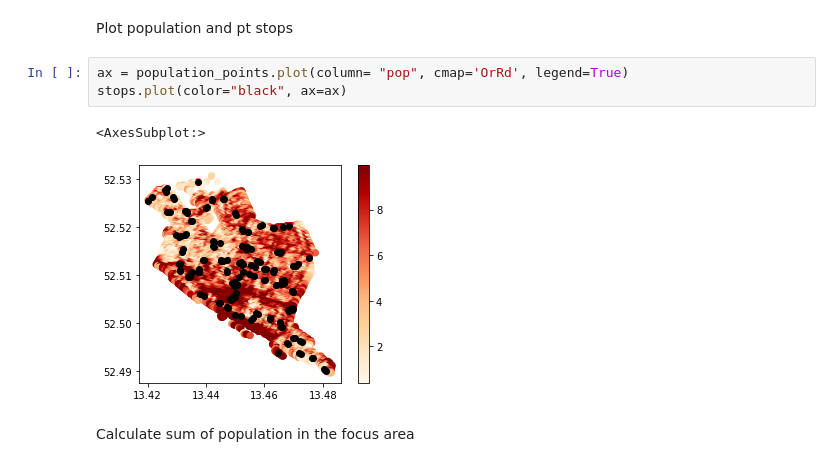
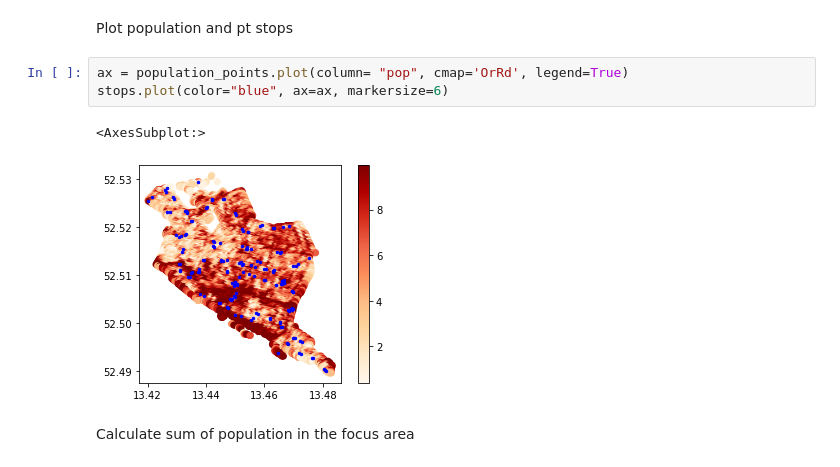
Before and after one commit to DLR-VF/PtAC, a Jupyter notebook: examples/friedrichshain_example.ipynb, the cells around one changed output. Drawn from its saved outputs; the diff is of its cells as text.

```diff
--- a/examples/friedrichshain_example.ipynb
+++ b/examples/friedrichshain_example.ipynb
@@ -19,10 +19,10 @@ boundary_gdf = gpd.GeoDataFrame(index=[0], crs='epsg:4326', geometry=[population
 Plot population and pt stops
 # %%
 ax = population_points.plot(column= "pop", cmap='OrRd', legend=True)
-stops.plot(color="black", ax=ax)
+stops.plot(color="blue", ax=ax, markersize=6)
 # %% [output]
 <AxesSubplot:>
-[figure, old version]
+[figure, new version]
 # %% [markdown]
 Calculate sum of population in the focus area
 # %%
```
Also changed, not shown: parts of 7 cells of this notebook, 8 other files.
